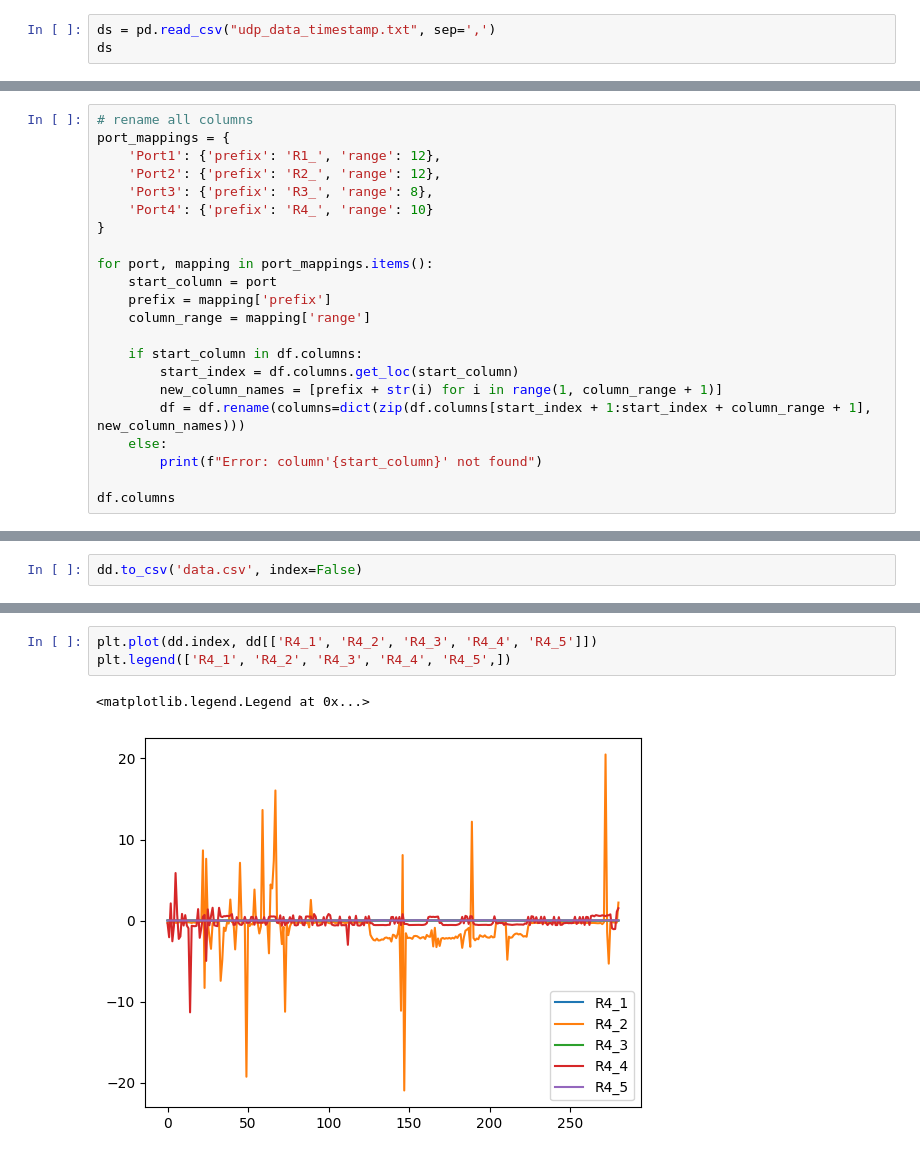
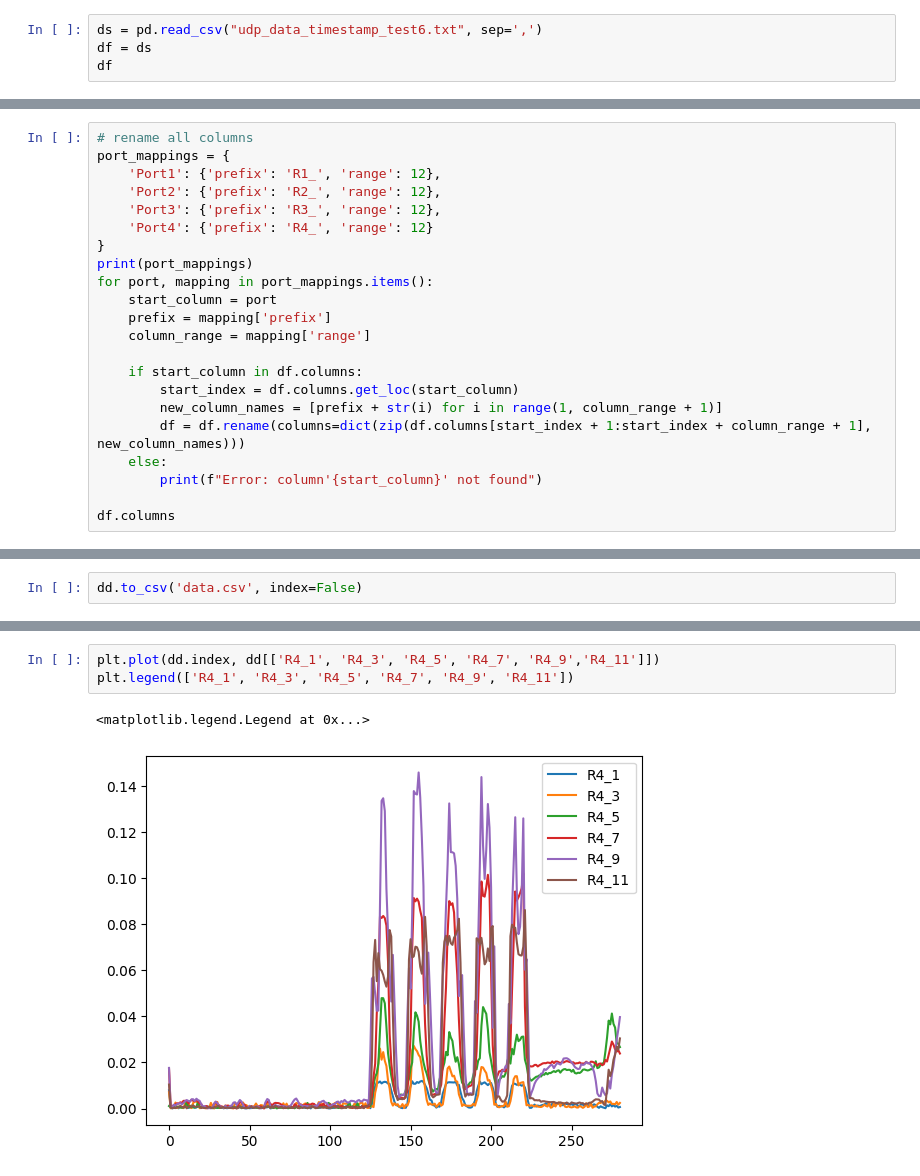
Before and after one commit to htsago/Sensorprobe, a Jupyter notebook: data_preprocessing.ipynb, the cells around one changed output, grey strips where cells are left out. Drawn from its saved outputs; the diff is of its cells as text.

Commit message:
new row data collection

```diff
--- a/data_preprocessing.ipynb
+++ b/data_preprocessing.ipynb
@@ -4,8 +5,9 @@ import numpy as np
 import matplotlib.pyplot as plt
 from datetime import datetime
 # %%
-ds = pd.read_csv("udp_data_timestamp.txt", sep=',')
-ds
+ds = pd.read_csv("udp_data_timestamp_test6.txt", sep=',')
+df = ds
+df
 # %% [output]
 |  | 1686654934.8457572 | b'Port | 1 | 404.161400 | -1.110700 | 219.873500 | -0.664100 | 149.229800 | ... |
 | 0 | 1.686655e+09 | b'Port | 1 | 307.9772 | -0.7135 | 209.9401 | -0.6352 | 157.8488 | ... |
@@ -68,10 +47,10 @@ b'Port
 port_mappings = {
     'Port1': {'prefix': 'R1_', 'range': 12},
     'Port2': {'prefix': 'R2_', 'range': 12},
-    'Port3': {'prefix': 'R3_', 'range': 8},
-    'Port4': {'prefix': 'R4_', 'range': 10}
+    'Port3': {'prefix': 'R3_', 'range': 12},
+    'Port4': {'prefix': 'R4_', 'range': 12}
 }
-
+print(port_mappings)
 for port, mapping in port_mappings.items():
     start_column = port
     prefix = mapping['prefix']
@@ -142,6 +123,6 @@ plt.legend(['R3_1', 'R3_2', 'R3_3', 'R3_4'])
 # %%
-plt.plot(dd.index, dd[['R4_1', 'R4_2', 'R4_3', 'R4_4', 'R4_5']])
-plt.legend(['R4_1', 'R4_2', 'R4_3', 'R4_4', 'R4_5',])
+plt.plot(dd.index, dd[['R4_1', 'R4_3', 'R4_5', 'R4_7', 'R4_9','R4_11']])
+plt.legend(['R4_1', 'R4_3', 'R4_5', 'R4_7', 'R4_9', 'R4_11'])
 # %% [output]
 <matplotlib.legend.Legend at 0x...>
-[figure, old version]
+[figure, new version]
```
Also changed, not shown: parts of 12 cells of this notebook, 2 other files.
